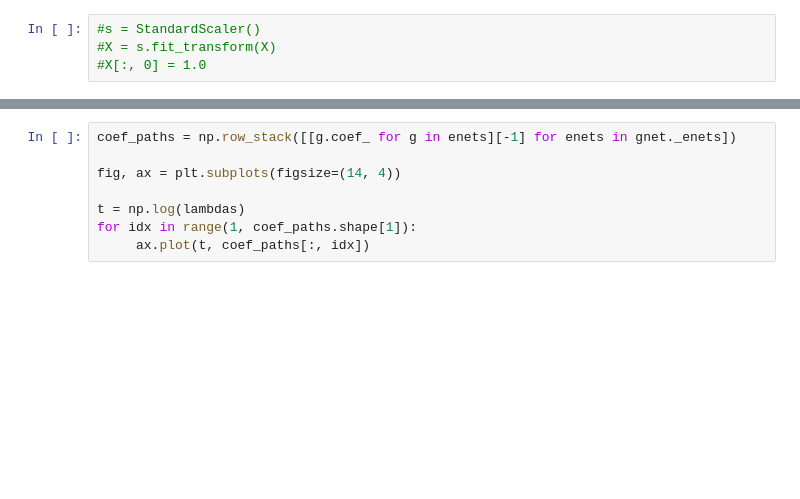
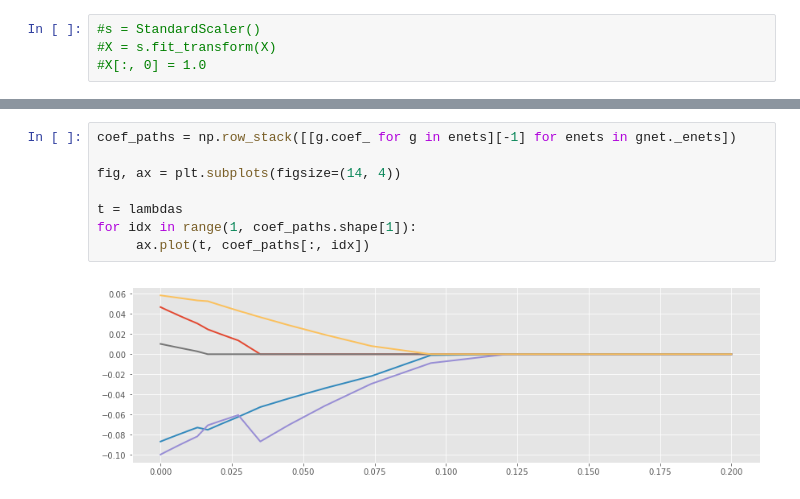
Before and after one commit to madrury/py-glm, a Jupyter notebook: examples/glmnet-examples.ipynb, the cells around one changed output, grey strips where cells are left out. Saved outputs shown, nothing was run; the diff lists cells and outputs as text; blank space fills up the shorter version.

```diff
--- a/examples/glmnet-examples.ipynb
+++ b/examples/glmnet-examples.ipynb
@@ -199,11 +155,13 @@ gnet.fit(X, y)
 # %%
 coef_paths = np.row_stack([[g.coef_ for g in enets][-1] for enets in gnet._enets])
 
 fig, ax = plt.subplots(figsize=(14, 4))
 
-t = np.log(lambdas)
+t = lambdas
 for idx in range(1, coef_paths.shape[1]):
      ax.plot(t, coef_paths[:, idx])
+# %% [output]
+[figure, added]
 # %%
 granular_paths = [np.row_stack([g.coef_ for g in enet_list]) for enet_list in gnet._enets]
 quad_approx_boundaries = np.cumsum([0] + [path.shape[0] for path in granular_paths])
```
Also changed, not shown: parts of 25 cells of this notebook, 1 other file.
